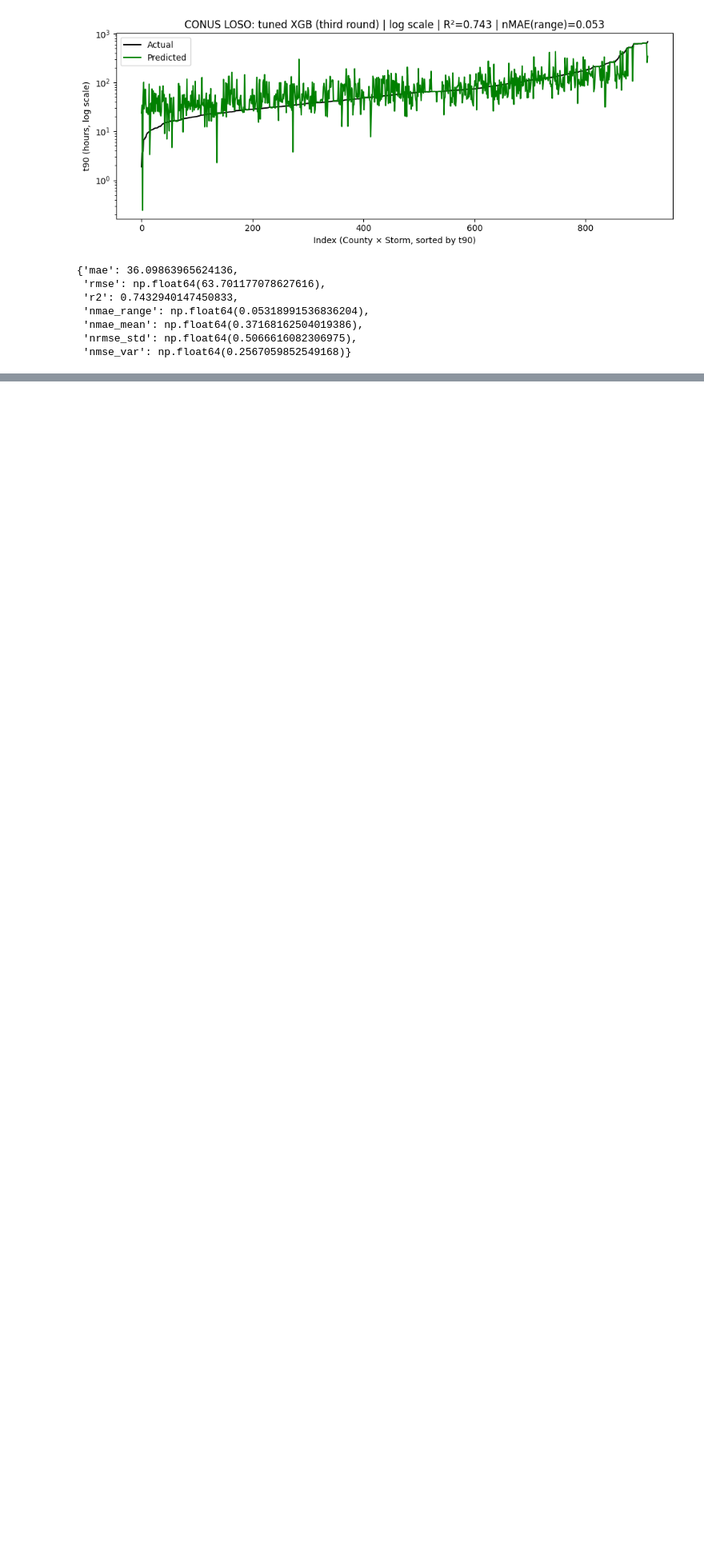
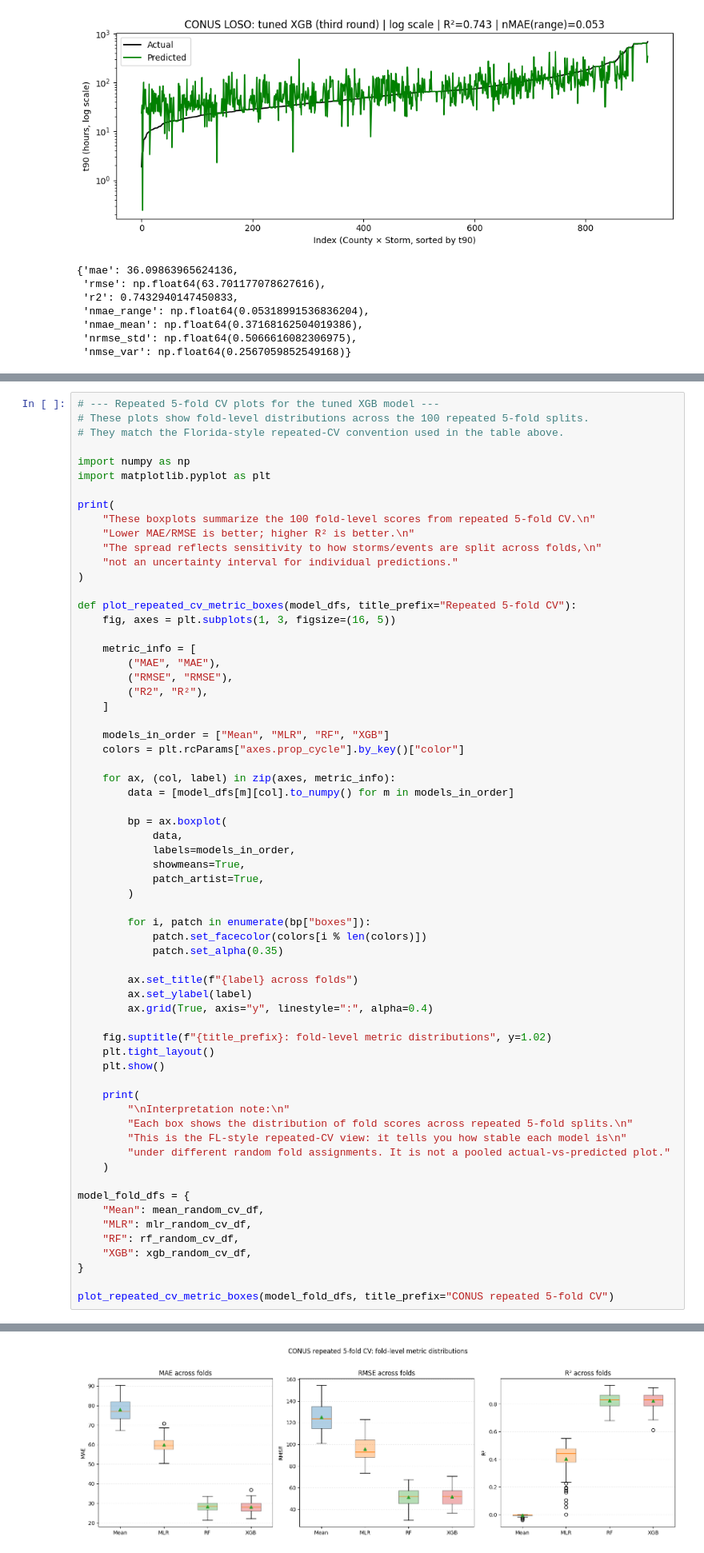
Before and after one commit to lukemccarvill/outage-recovery-forecasting, a Jupyter notebook: python_scripts/CONUS_modelling.ipynb, the cells around one changed output, grey strips where cells are left out. Shown at 80% size. Saved outputs shown, nothing was run; the diff lists cells and outputs as text; blank space fills up the shorter version.

```diff
--- a/python_scripts/CONUS_modelling.ipynb
+++ b/python_scripts/CONUS_modelling.ipynb
@@ -2132,0 +2365,65 @@ plot_scatter_by_storm(pred_xgb_tuned_3, event_df, "CONUS LOSO: tuned XGB (third
+# %%
+# --- Repeated 5-fold CV plots for the tuned XGB model ---
+# These plots show fold-level distributions across the 100 repeated 5-fold splits.
+# They match the Florida-style repeated-CV convention used in the table above.
+
+import numpy as np
+import matplotlib.pyplot as plt
+
+print(
+    "These boxplots summarize the 100 fold-level scores from repeated 5-fold CV.\n"
+    "Lower MAE/RMSE is better; higher R² is better.\n"
+    "The spread reflects sensitivity to how storms/events are split across folds,\n"
+    "not an uncertainty interval for individual predictions."
+)
+
+def plot_repeated_cv_metric_boxes(model_dfs, title_prefix="Repeated 5-fold CV"):
+    fig, axes = plt.subplots(1, 3, figsize=(16, 5))
+
+    metric_info = [
+        ("MAE", "MAE"),
+        ("RMSE", "RMSE"),
+        ("R2", "R²"),
+    ]
+
+    models_in_order = ["Mean", "MLR", "RF", "XGB"]
+    colors = plt.rcParams["axes.prop_cycle"].by_key()["color"]
+
+    for ax, (col, label) in zip(axes, metric_info):
+        data = [model_dfs[m][col].to_numpy() for m in models_in_order]
+
+        bp = ax.boxplot(
+            data,
+            labels=models_in_order,
+            showmeans=True,
+            patch_artist=True,
+        )
+
+        for i, patch in enumerate(bp["boxes"]):
+            patch.set_facecolor(colors[i % len(colors)])
+            patch.set_alpha(0.35)
+
+        ax.set_title(f"{label} across folds")
+        ax.set_ylabel(label)
+        ax.grid(True, axis="y", linestyle=":", alpha=0.4)
+
+    fig.suptitle(f"{title_prefix}: fold-level metric distributions", y=1.02)
+    plt.tight_layout()
+    plt.show()
+
+    print(
+        "\nInterpretation note:\n"
+        "Each box shows the distribution of fold scores across repeated 5-fold splits.\n"
+        "This is the FL-style repeated-CV view: it tells you how stable each model is\n"
+        "under different random fold assignments. It is not a pooled actual-vs-predicted plot."
+    )
+
+model_fold_dfs = {
+    "Mean": mean_random_cv_df,
+    "MLR": mlr_random_cv_df,
+    "RF": rf_random_cv_df,
+    "XGB": xgb_random_cv_df,
+}
+
+plot_repeated_cv_metric_boxes(model_fold_dfs, title_prefix="CONUS repeated 5-fold CV")
+# %% [output]
@@ -2132,0 +2434 @@ plot_scatter_by_storm(pred_xgb_tuned_3, event_df, "CONUS LOSO: tuned XGB (third
+[figure, added]
```
Also changed, not shown: parts of 16 cells of this notebook, 3 other files.
